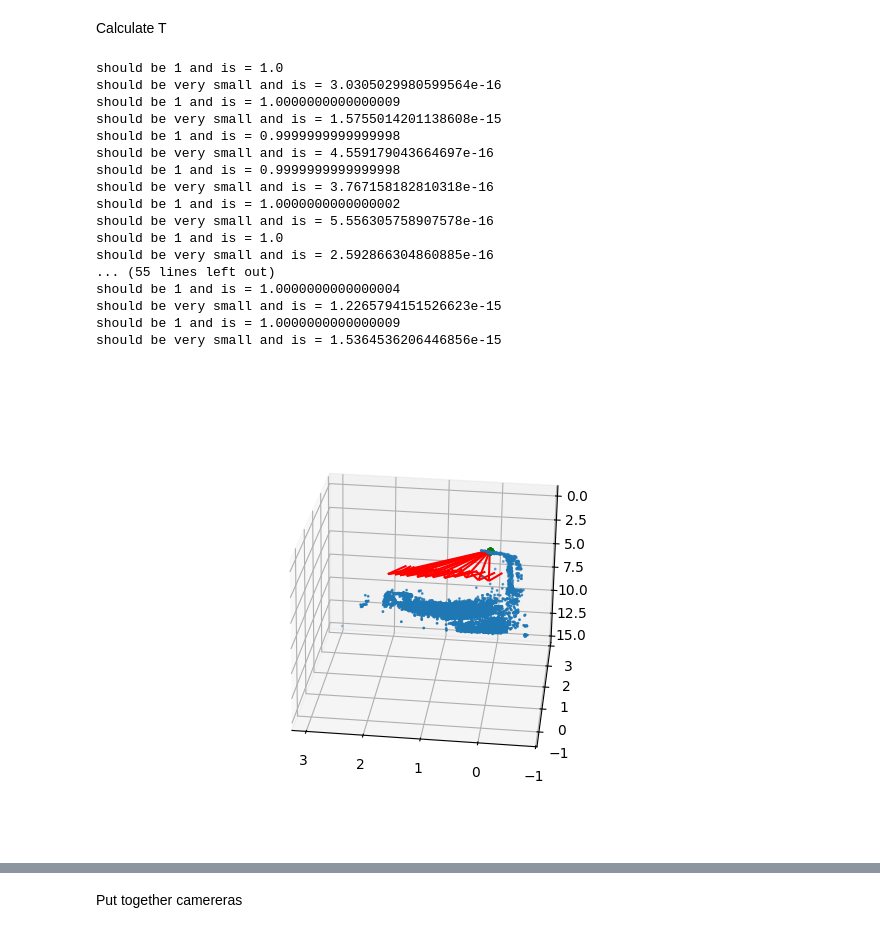
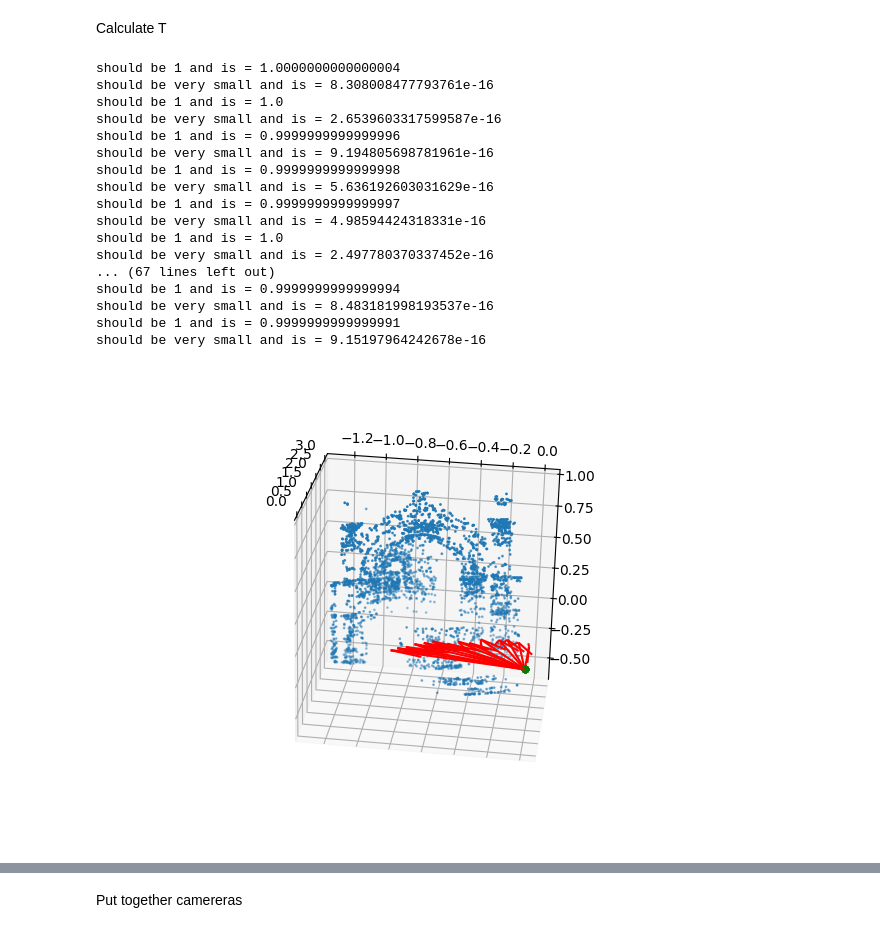
Before and after one commit to pontusst/Projects-public, a Jupyter notebook: Projects/Computer_Vision/CV_Project/data_2025/cv_project_jupyter.ipynb, the cells around one changed output, grey strips where cells are left out. Drawn from its saved outputs; the diff is of its cells as text; code cells hidden in the pictures.

```diff
--- a/Projects/Computer_Vision/CV_Project/data_2025/cv_project_jupyter.ipynb
+++ b/Projects/Computer_Vision/CV_Project/data_2025/cv_project_jupyter.ipynb
@@ -93,10 +93,10 @@ Initilize global variables and get SIFT points
 # %%
   # Choose params
 params = dict(
-        dataset=3,
-        inlier_threshold_E=0.6,
-        inlier_threshold_T=0.6,
-        lowe_ratio=0.75
+        dataset=4,
+        inlier_threshold_E=0.8,
+        inlier_threshold_T=0.8,
+        lowe_ratio=0.8
     )
 
 file_names = []
@@ -560,23 +560,23 @@ for RR in R_absolute_rotation:
     print(f'should be 1 and is = {np.linalg.det(RR)}')
     print(f'should be very small and is = {np.linalg.norm(RR.T @ RR - np.eye(3))}')
 # %% [output]
+should be 1 and is = 1.0000000000000004
+should be very small and is = 8.308008477793761e-16
 should be 1 and is = 1.0
-should be very small and is = 3.0305029980599564e-16
-should be 1 and is = 1.0000000000000009
-should be very small and is = 1.5755014201138608e-15
+should be very small and is = 2.6539603317599587e-16
+should be 1 and is = 0.9999999999999996
+should be very small and is = 9.194805698781961e-16
 should be 1 and is = 0.9999999999999998
-should be very small and is = 4.559179043664697e-16
-should be 1 and is = 0.9999999999999998
-should be very small and is = 3.767158182810318e-16
-should be 1 and is = 1.0000000000000002
-should be very small and is = 5.556305758907578e-16
+should be very small and is = 5.636192603031629e-16
+should be 1 and is = 0.9999999999999997
+should be very small and is = 4.98594424318331e-16
 should be 1 and is = 1.0
-should be very small and is = 2.592866304860885e-16
-... (55 lines left out)
-should be 1 and is = 1.0000000000000004
-should be very small and is = 1.2265794151526623e-15
-should be 1 and is = 1.0000000000000009
-should be very small and is = 1.5364536206446856e-15
+should be very small and is = 2.497780370337452e-16
+... (67 lines left out)
+should be 1 and is = 0.9999999999999994
+should be very small and is = 8.483181998193537e-16
+should be 1 and is = 0.9999999999999991
+should be very small and is = 9.15197964242678e-16
 # %%
 # rotate X
 if init_pair[0] != 0:
@@ -588,17 +588,17 @@ assert len(world_coordinate_X[1]) == len(inlier_init_x1[1])
 # %%
 fig4 = plt.figure()
 ax4 = fig4.add_subplot(projection="3d")
 
 ax4.scatter(world_coordinate_X[0], world_coordinate_X[1], world_coordinate_X[2], s=1)
-ax4.view_init(elev=-24, azim=-96, roll=179)
+ax4.view_init(elev=-64, azim=14, roll=-17)
 t = T1
 for r in R_absolute_rotation:
     p = np.hstack((r, T1.reshape(3,1)))
-    plot_camera(p, 3, ax=ax4)
+    plot_camera(p, 1, ax=ax4)
 
 plt.show()
 # %% [output]
-[figure, old version]
+[figure, new version]
 # %%
 
 def calculate_one_T(filtered_descriptors, desc, R, keypoints, w_c_X, verbose=False):
```
Also changed, not shown: parts of 14 cells of this notebook, 7 other files.
